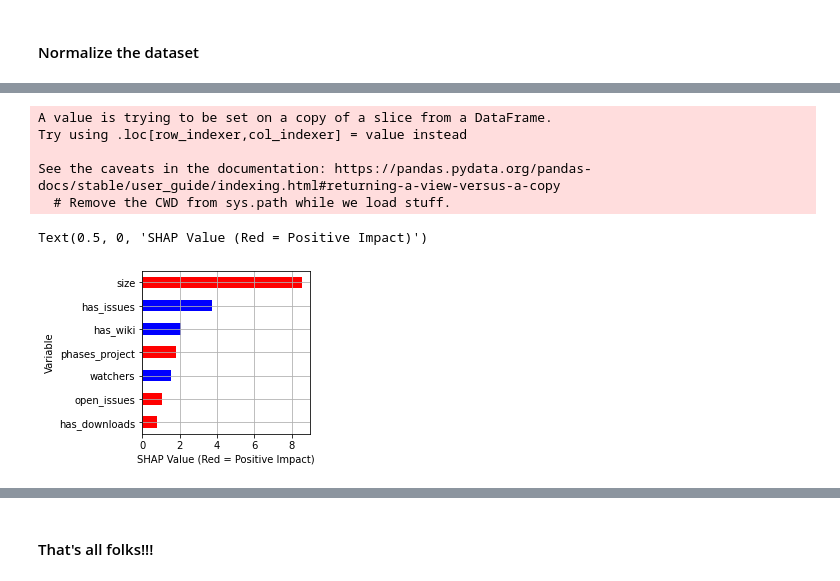
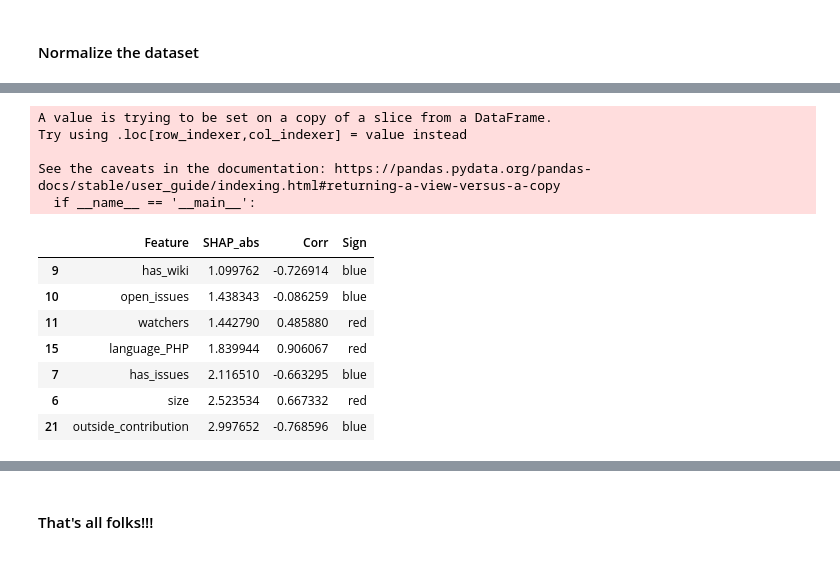
Before and after one commit to gesteves91/software-engineering-ml, a Jupyter notebook: notebooks/07-shap.ipynb, the cells around one changed output, grey strips where cells are left out. Drawn from its saved outputs; the diff is of its cells as text; code cells hidden in the pictures.

```diff
--- a/notebooks/07-shap.ipynb
+++ b/notebooks/07-shap.ipynb
@@ -112,23 +120,28 @@ corr_df.columns  = ['Variable','Corr']
 corr_df['Sign'] = np.where(corr_df['Corr']>0,'red','blue')
 # %%
 # Plot it
-import seaborn as sns
 shap_abs = np.abs(shap_v)
 k=pd.DataFrame(shap_abs.mean()).reset_index()
-k.columns = ['Variable','SHAP_abs']
-k2 = k.merge(corr_df,left_on = 'Variable',right_on='Variable',how='inner')
+k.columns = ['Feature','SHAP_abs']
+k2 = k.merge(corr_df,left_on = 'Feature',right_on='Feature',how='inner')
 k2 = k2.sort_values(by='SHAP_abs',ascending = True)
 k3 = k2.tail(7)
 colorlist = k3['Sign']
 k3['SHAP_abs'] = k3['SHAP_abs'].apply(amortizacao)
-ax = k3.plot.barh(x='Variable',y='SHAP_abs',color = colorlist, figsize=(3,3),legend=False)
-ax.grid()
-ax.set_xlabel("SHAP Value (Red = Positive Impact)")
 # %% [output]
 A value is trying to be set on a copy of a slice from a DataFrame.
 Try using .loc[row_indexer,col_indexer] = value instead
 
 See the caveats in the documentation: https://pandas.pydata.org/pandas-docs/stable/user_guide/indexing.html#returning-a-view-versus-a-copy
-  # Remove the CWD from sys.path while we load stuff.
+  if __name__ == '__main__':
-Text(0.5, 0, 'SHAP Value (Red = Positive Impact)')
-[figure, removed]
+# %%
+k3
+# %% [output]
+|  | Feature | SHAP_abs | Corr | Sign |
+| 9 | has_wiki | 1.099762 | -0.726914 | blue |
+| 10 | open_issues | 1.438343 | -0.086259 | blue |
+| 11 | watchers | 1.442790 | 0.485880 | red |
+| 15 | language_PHP | 1.839944 | 0.906067 | red |
+| 7 | has_issues | 2.116510 | -0.663295 | blue |
+| 6 | size | 2.523534 | 0.667332 | red |
+| 21 | outside_contribution | 2.997652 | -0.768596 | blue |
```
Also changed, not shown: parts of 14 cells of this notebook, 7 other files.
